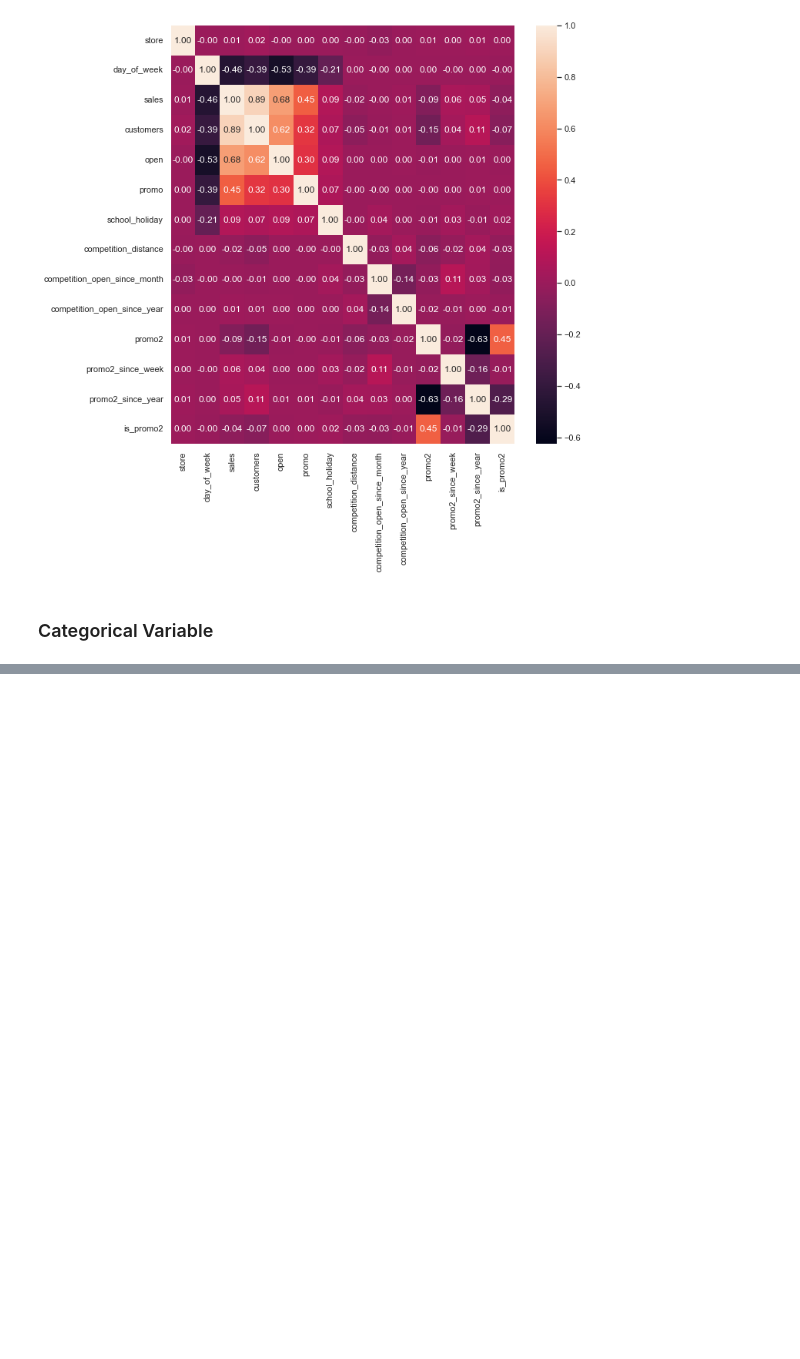
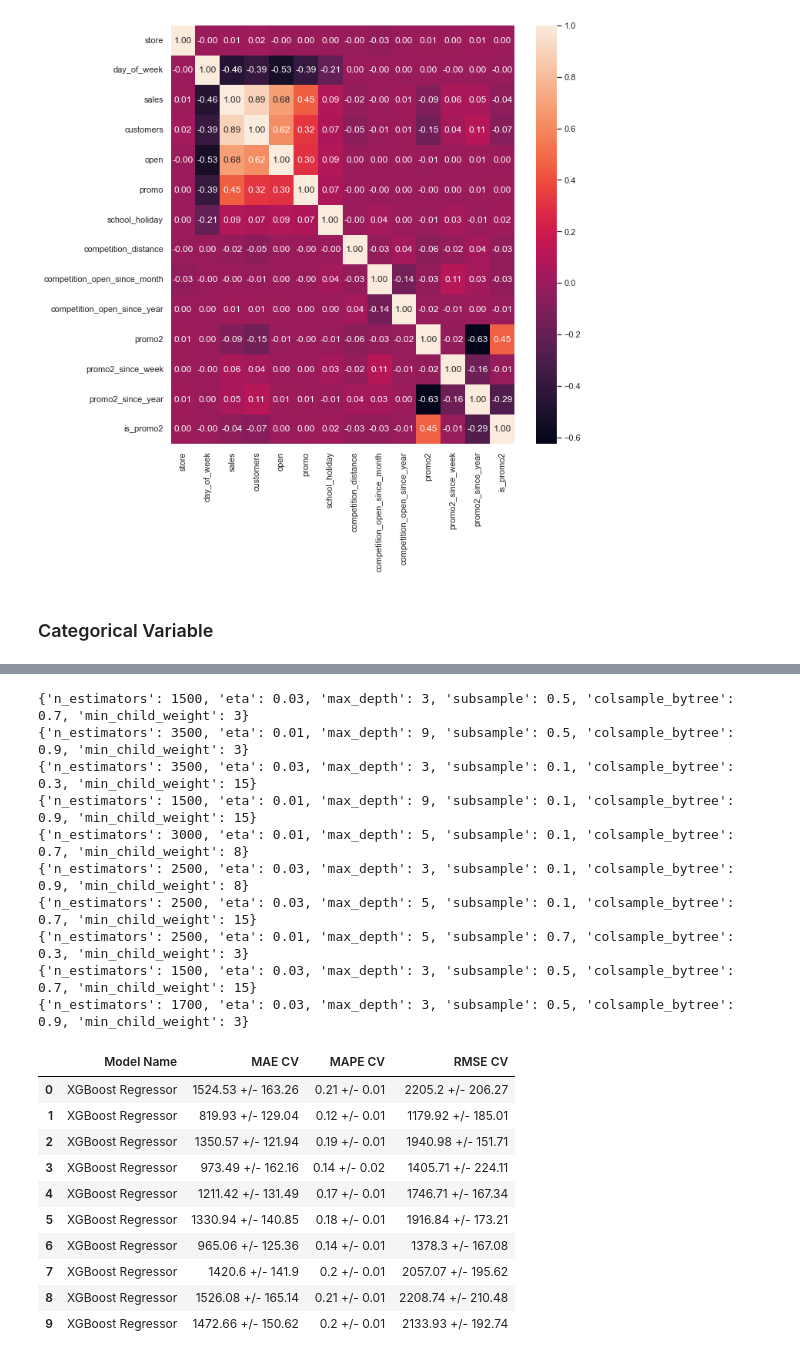
Before and after one commit to julianichagas/portfolio, a Jupyter notebook: Rossmann Store Sales/Rossmann Store Sales.ipynb, the cells around one changed output, grey strips where cells are left out. Drawn from its saved outputs; the diff is of its cells as text; code cells hidden in the pictures; blank space fills up the shorter version.

```diff
--- a/Rossmann Store Sales/Rossmann Store Sales.ipynb
+++ b/Rossmann Store Sales/Rossmann Store Sales.ipynb
@@ -644,0 +804,2 @@ sns.heatmap(corr, annot = True, fmt='.2f');
+# %%
+df6 = df5.copy()
@@ -644,0 +1020,12 @@ sns.heatmap(corr, annot = True, fmt='.2f');
+# %%
+# model
+rf = RandomForestRegressor(n_estimators = 100, n_jobs=-1, random_state=0)
+rf.fit(x_train,y_train)
+model_name = 'Random Forest Regressor'
+
+# prediction
+yhat_rf = rf.predict(x_test)
+
+# performance
+rf_result = ml_error(model_name,np.expm1(y_test),np.expm1(yhat_rf))
+rf_result
@@ -644,0 +1116,52 @@ sns.heatmap(corr, annot = True, fmt='.2f');
+# %%
+param = {'n_estimators':[1500,1700,2500,3000,3500],
+         'eta':[0.01,0.03],
+         'max_depth':[3,5,9],
+         'subsample':[0.1,0.5,0.7],
+         'colsample_bytree':[0.3,0.7,0.9],
+         'min_child_weight':[3,8,15]
+        }
+MAX_EVAL = 10
+# %%
+final_result = pd.DataFrame()
+for i in range(MAX_EVAL):
+    # choose values for parameters randomly
+    hp = {k:random.sample(v,1)[0] for k,v in param.items()}
+    print(hp)
+
+    # model
+    model_xgb = xgb.XGBRegressor(objective       ='reg:squarederror',
+                                 n_estimators    =hp['n_estimators'],
+                                 eta             =hp['eta'],
+                                 max_depth       =hp['max_depth'],
+                                 subsample       =hp['subsample'],
+                                 colsample_bytree=hp['colsample_bytree'],
+                                 min_child_weight=hp['min_child_weight'])
+    model_name = "XGBoost Regressor"
+
+    # performance
+    result = cross_validation(x_training,5,model_name,model_xgb)
+    final_result = pd.concat([final_result,result])
+final_result.reset_index(drop=True)
+# %% [output]
+{'n_estimators': 1500, 'eta': 0.03, 'max_depth': 3, 'subsample': 0.5, 'colsample_bytree': 0.7, 'min_child_weight': 3}
+{'n_estimators': 3500, 'eta': 0.01, 'max_depth': 9, 'subsample': 0.5, 'colsample_bytree': 0.9, 'min_child_weight': 3}
+{'n_estimators': 3500, 'eta': 0.03, 'max_depth': 3, 'subsample': 0.1, 'colsample_bytree': 0.3, 'min_child_weight': 15}
+{'n_estimators': 1500, 'eta': 0.01, 'max_depth': 9, 'subsample': 0.1, 'colsample_bytree': 0.9, 'min_child_weight': 15}
+{'n_estimators': 3000, 'eta': 0.01, 'max_depth': 5, 'subsample': 0.1, 'colsample_bytree': 0.7, 'min_child_weight': 8}
+{'n_estimators': 2500, 'eta': 0.03, 'max_depth': 3, 'subsample': 0.1, 'colsample_bytree': 0.9, 'min_child_weight': 8}
+{'n_estimators': 2500, 'eta': 0.03, 'max_depth': 5, 'subsample': 0.1, 'colsample_bytree': 0.7, 'min_child_weight': 15}
+{'n_estimators': 2500, 'eta': 0.01, 'max_depth': 5, 'subsample': 0.7, 'colsample_bytree': 0.3, 'min_child_weight': 3}
+{'n_estimators': 1500, 'eta': 0.03, 'max_depth': 3, 'subsample': 0.5, 'colsample_bytree': 0.7, 'min_child_weight': 15}
+{'n_estimators': 1700, 'eta': 0.03, 'max_depth': 3, 'subsample': 0.5, 'colsample_bytree': 0.9, 'min_child_weight': 3}
+|  | Model Name | MAE CV | MAPE CV | RMSE CV |
+| 0 | XGBoost Regressor | 1524.53 +/- 163.26 | 0.21 +/- 0.01 | 2205.2 +/- 206.27 |
+| 1 | XGBoost Regressor | 819.93 +/- 129.04 | 0.12 +/- 0.01 | 1179.92 +/- 185.01 |
+| 2 | XGBoost Regressor | 1350.57 +/- 121.94 | 0.19 +/- 0.01 | 1940.98 +/- 151.71 |
+| 3 | XGBoost Regressor | 973.49 +/- 162.16 | 0.14 +/- 0.02 | 1405.71 +/- 224.11 |
+| 4 | XGBoost Regressor | 1211.42 +/- 131.49 | 0.17 +/- 0.01 | 1746.71 +/- 167.34 |
+| 5 | XGBoost Regressor | 1330.94 +/- 140.85 | 0.18 +/- 0.01 | 1916.84 +/- 173.21 |
+| 6 | XGBoost Regressor | 965.06 +/- 125.36 | 0.14 +/- 0.01 | 1378.3 +/- 167.08 |
+| 7 | XGBoost Regressor | 1420.6 +/- 141.9 | 0.2 +/- 0.01 | 2057.07 +/- 195.62 |
+| 8 | XGBoost Regressor | 1526.08 +/- 165.14 | 0.21 +/- 0.01 | 2208.74 +/- 210.48 |
+| 9 | XGBoost Regressor | 1472.66 +/- 150.62 | 0.2 +/- 0.01 | 2133.93 +/- 192.74 |
```
Also changed, not shown: parts of 71 cells of this notebook.
